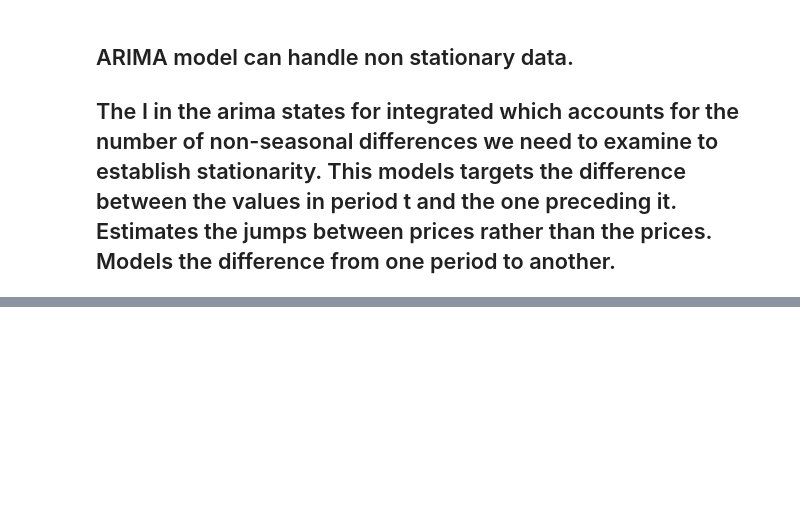
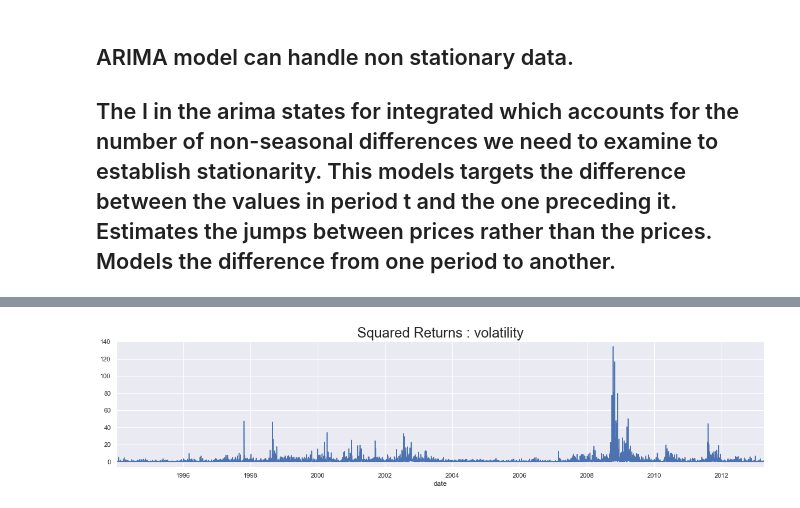
Before and after one commit to JuanD5/Machine-learning-projects, a Jupyter notebook: Forecasting/Sales Forecasting/365 time series forecasting/365_datascience_index.ipynb, the cells around one changed output, grey strips where cells are left out. Saved outputs shown, nothing was run; the diff lists cells and outputs as text; code cells hidden in the pictures; blank space fills up the shorter version.

```diff
--- a/Forecasting/Sales Forecasting/365_datascience_index.ipynb
+++ b/Forecasting/Sales Forecasting/365 time series forecasting/365_datascience_index.ipynb
@@ -1623,0 +1733,6 @@ Roots
+# %%
+df.sq_returns.plot(figsize = (20,4))
+plt.title('Squared Returns : volatility',size = 24)
+plt.show()
+# %% [output]
+[figure, added]
```
Also changed, not shown: parts of 73 cells of this notebook, 9 other files.
